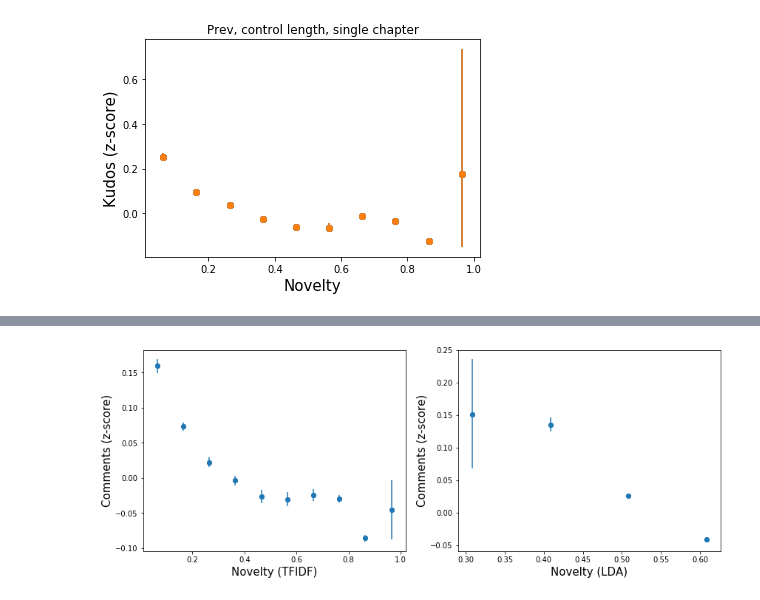
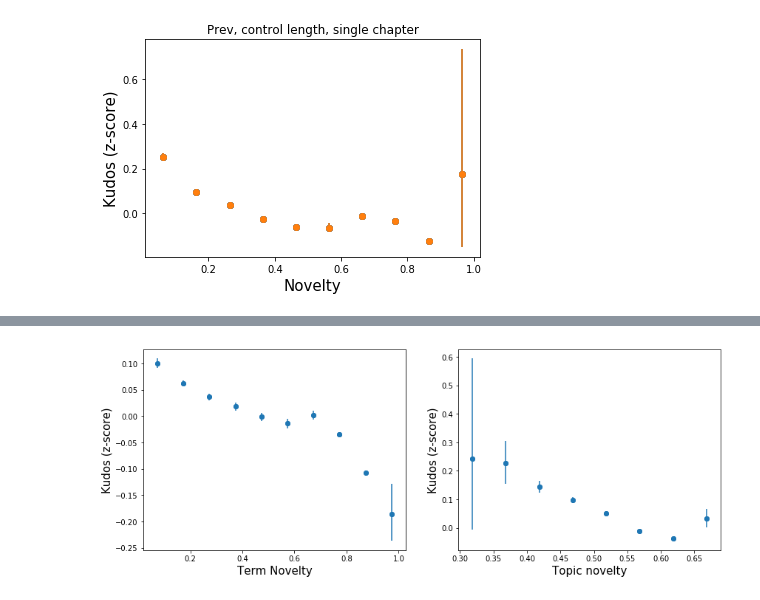
Before and after one commit to yzjing/ao3_old, a Jupyter notebook: exps/20170701_fandom_evolution/kudos_analysis_temporal_tfidf.ipynb, the cells around one changed output, grey strips where cells are left out. Saved outputs shown, nothing was run; the diff lists cells and outputs as text; code cells hidden in the pictures.

```diff
--- a/exps/20170701_fandom_evolution/kudos_analysis_temporal_tfidf.ipynb
+++ b/exps/20170701_fandom_evolution/kudos_analysis_temporal_tfidf.ipynb
@@ -158,2 +160,2 @@ plot_agg(fandom_list, 'Prev, control length, full data')
 # %%
-dic1 = {0.06490142690992562: (0.159528635252766, 0.1498569709474765, 0.16900617610759935), 0.16490142690992562: (0.07329942992266188, 0.06774130691027253, 0.07913729033280667), 0.26490142690992563: (0.022509134398871217, 0.016047340022474682, 0.02919907852091504), 0.36490142690992566: (-0.0035184818319143937, -0.01108090712714897, 0.003526753396293223), 0.46490142690992564: (-0.026552875246751116, -0.03574808705246396, -0.016861046539166345), 0.5649014269099256: (-0.030531661104042974, -0.03979672493980766, -0.020258753294973657), 0.6649014269099257: (-0.02466947655489593, -0.032994043456171206, -0.016309474359067665), 0.7649014269099257: (-0.02963390923985762, -0.034743814934065226, -0.024570241397425703), 0.8649014269099257: (-0.08589811497527373, -0.09110592635390542, -0.08080157335282526), 0.9649014269099256: (-0.045267314473184404, -0.08769954814935736, -0.003448102062666935)}
+dic1 = {0.07306596877841331: (0.10051092067956448, 0.09230688109665527, 0.10949622538494314), 0.17306596877841332: (0.06278218097722164, 0.057723352384369396, 0.06815467678199578), 0.2730659687784133: (0.03634496427997151, 0.030251504313672774, 0.04240588370574836), 0.37306596877841336: (0.01829212230353787, 0.010665221172694861, 0.026433932734677926), 0.47306596877841334: (-0.0013918303410280384, -0.00978319762179942, 0.006764918205032788), 0.5730659687784133: (-0.013820107316660174, -0.023368819138610948, -0.004416051048604686), 0.6730659687784134: (0.0020549882975858026, -0.006017930421751201, 0.010508243858324804), 0.7730659687784134: (-0.034654355801952835, -0.039491208719540434, -0.02965666083240206), 0.8730659687784134: (-0.10805178546657561, -0.11261318038542459, -0.10374071415483743), 0.9730659687784133: (-0.18619850464611035, -0.23718588361637352, -0.12860422421774106)}
@@ -162,33 +162,35 @@ dic2 = {0.3082585991310225: (0.15111608993260797, 0.06811349369823401, 0.2356874
+# %%
+dic2 = {0.3183411357554178: (0.24241465042484875, -0.006164701759626134, 0.5944718796431884), 0.36834113575541777: (0.22673578073694903, 0.15390811153868425, 0.30398280703288255), 0.41834113575541776: (0.14370523271634691, 0.12231307608458984, 0.16592279293653225), 0.46834113575541775: (0.09697002741735164, 0.08754993897590656, 0.10716537785241802), 0.5183411357554177: (0.05028840368030578, 0.04462646819885872, 0.05582556567387392), 0.5683411357554178: (-0.010889868000214827, -0.014638593609687596, -0.007197468435968111), 0.6183411357554177: (-0.03850769421516654, -0.041846794112008416, -0.035295115928653975), 0.6683411357554176: (0.03276530976037038, 0.0003204398026430979, 0.06694657868733242)}
 # %%
 plt.figure(figsize=(14,5))
 plt.subplot(1, 2, 1)
 
 x1 = sorted(dic1.keys())
 y1 = [dic1[j][0] for j in x1]
 
 lower_error = [dic1[j][0]-dic1[j][1] for j in x1]
 upper_error = [dic1[j][2]-dic1[j][0] for j in x1]
 asymmetric_error = [lower_error, upper_error]
 
 plt.errorbar(x1, y1, yerr=asymmetric_error,fmt='o')
 plt.scatter(x1, y1)
-plt.xlabel('Novelty (TFIDF)',fontsize=15)
-plt.ylabel('Comments (z-score)',fontsize=15)
+plt.xlabel('Term Novelty',fontsize=15)
+plt.ylabel('Kudos (z-score)',fontsize=15)
 
 plt.subplot(1, 2, 2)
 
 x2 = sorted(dic2.keys())
 y2 = [dic2[j][0] for j in x2]
 
 lower_error = [dic2[j][0]-dic2[j][1] for j in x2]
 upper_error = [dic2[j][2]-dic2[j][0] for j in x2]
 asymmetric_error = [lower_error, upper_error]
 
 plt.errorbar(x2, y2, yerr=asymmetric_error,fmt='o')
 plt.scatter(x2, y2)
-plt.xlabel('Novelty (LDA)',fontsize=15)
-plt.ylabel('Comments (z-score)',fontsize=15)
+plt.xlabel('Topic novelty',fontsize=15)
+plt.ylabel('Kudos (z-score)',fontsize=15)
 
 plt.savefig('novelty_comments_tfidf_lda.pdf', type='pdf')
 # %% [output]
-[figure, old version]
+[figure, new version]
```
Also changed, not shown: parts of 3 cells of this notebook, 7 other files.
